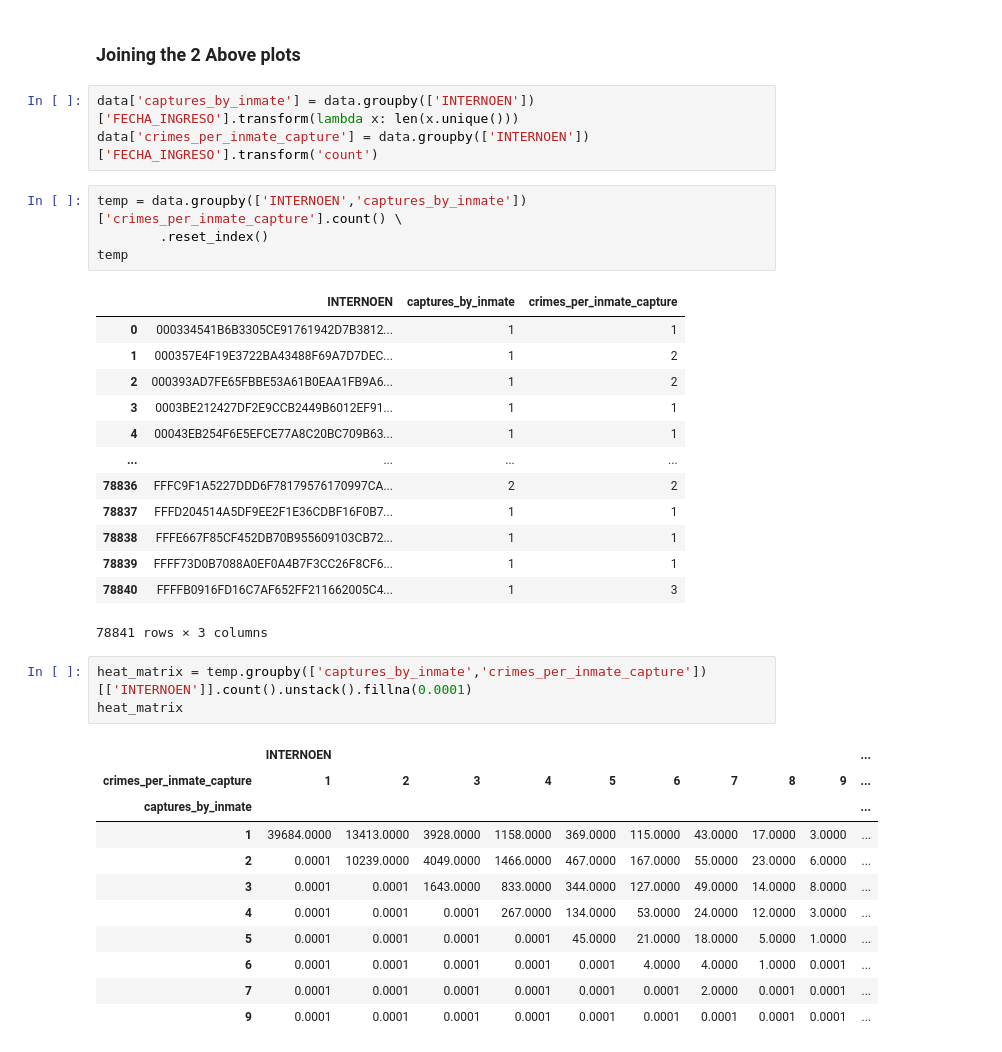
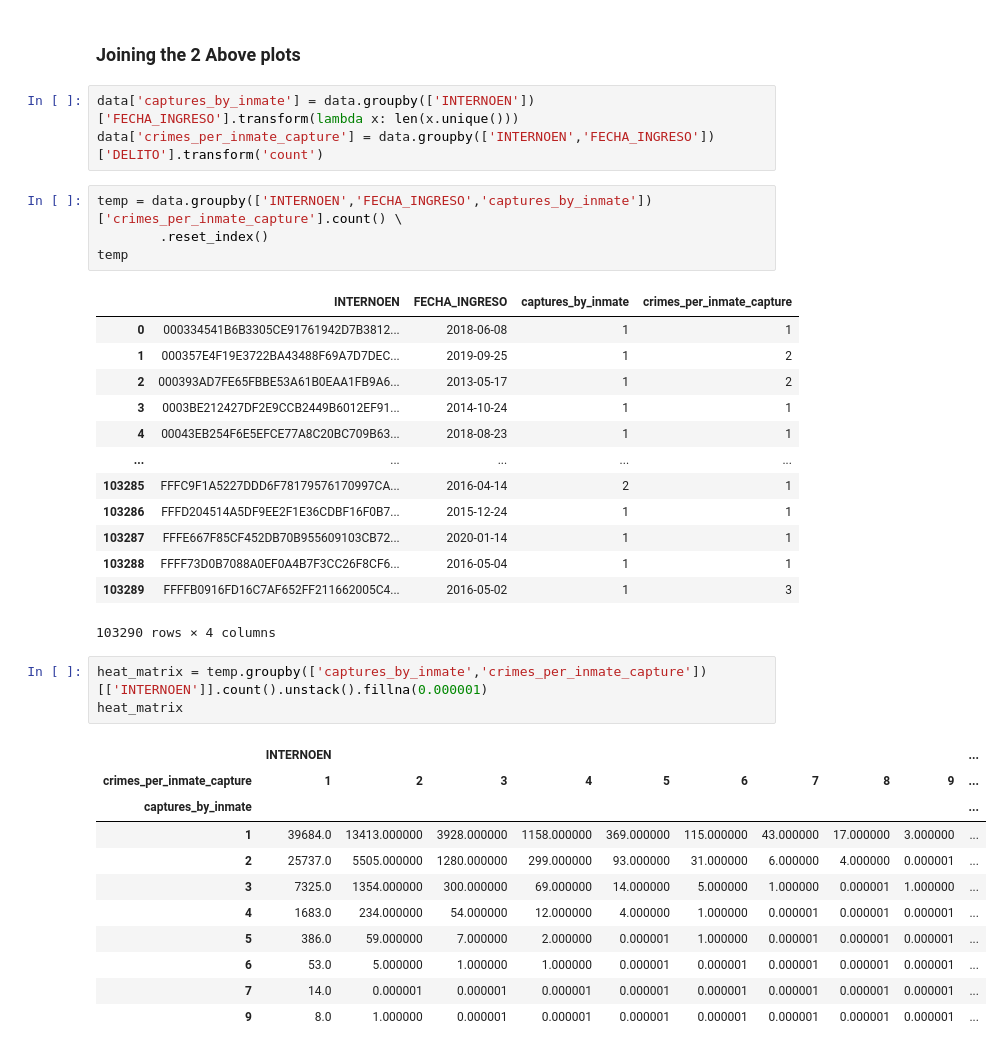
Before and after one commit to dehoyosb/MinJusticia_team77_DS4A_Project, a Jupyter notebook: exploratory_data_analysis_daniel.ipynb, the cells around one changed output. Drawn from its saved outputs; the diff is of its cells as text.

```diff
--- a/exploratory_data_analysis_daniel.ipynb
+++ b/exploratory_data_analysis_daniel.ipynb
@@ -1153,40 +1154,40 @@ fig.show()
 ### Joining the 2 Above plots
 # %%
 data['captures_by_inmate'] = data.groupby(['INTERNOEN'])['FECHA_INGRESO'].transform(lambda x: len(x.unique()))
-data['crimes_per_inmate_capture'] = data.groupby(['INTERNOEN'])['FECHA_INGRESO'].transform('count')
+data['crimes_per_inmate_capture'] = data.groupby(['INTERNOEN','FECHA_INGRESO'])['DELITO'].transform('count')
 # %%
-temp = data.groupby(['INTERNOEN','captures_by_inmate'])['crimes_per_inmate_capture'].count() \
+temp = data.groupby(['INTERNOEN','FECHA_INGRESO','captures_by_inmate'])['crimes_per_inmate_capture'].count() \
         .reset_index()
 temp
 # %% [output]
-|  | INTERNOEN | captures_by_inmate | crimes_per_inmate_capture |
-| 0 | 000334541B6B3305CE91761942D7B3812... | 1 | 1 |
-| 1 | 000357E4F19E3722BA43488F69A7D7DEC... | 1 | 2 |
-| 2 | 000393AD7FE65FBBE53A61B0EAA1FB9A6... | 1 | 2 |
-| 3 | 0003BE212427DF2E9CCB2449B6012EF91... | 1 | 1 |
-| 4 | 00043EB254F6E5EFCE77A8C20BC709B63... | 1 | 1 |
-| ... | ... | ... | ... |
-| 78836 | FFFC9F1A5227DDD6F78179576170997CA... | 2 | 2 |
-| 78837 | FFFD204514A5DF9EE2F1E36CDBF16F0B7... | 1 | 1 |
-| 78838 | FFFE667F85CF452DB70B955609103CB72... | 1 | 1 |
-| 78839 | FFFF73D0B7088A0EF0A4B7F3CC26F8CF6... | 1 | 1 |
-| 78840 | FFFFB0916FD16C7AF652FF211662005C4... | 1 | 3 |
+|  | INTERNOEN | FECHA_INGRESO | captures_by_inmate | crimes_per_inmate_capture |
+| 0 | 000334541B6B3305CE91761942D7B3812... | 2018-06-08 | 1 | 1 |
+| 1 | 000357E4F19E3722BA43488F69A7D7DEC... | 2019-09-25 | 1 | 2 |
+| 2 | 000393AD7FE65FBBE53A61B0EAA1FB9A6... | 2013-05-17 | 1 | 2 |
+| 3 | 0003BE212427DF2E9CCB2449B6012EF91... | 2014-10-24 | 1 | 1 |
+| 4 | 00043EB254F6E5EFCE77A8C20BC709B63... | 2018-08-23 | 1 | 1 |
+| ... | ... | ... | ... | ... |
+| 103285 | FFFC9F1A5227DDD6F78179576170997CA... | 2016-04-14 | 2 | 1 |
+| 103286 | FFFD204514A5DF9EE2F1E36CDBF16F0B7... | 2015-12-24 | 1 | 1 |
+| 103287 | FFFE667F85CF452DB70B955609103CB72... | 2020-01-14 | 1 | 1 |
+| 103288 | FFFF73D0B7088A0EF0A4B7F3CC26F8CF6... | 2016-05-04 | 1 | 1 |
+| 103289 | FFFFB0916FD16C7AF652FF211662005C4... | 2016-05-02 | 1 | 3 |
-78841 rows × 3 columns
+103290 rows × 4 columns
 # %%
-heat_matrix = temp.groupby(['captures_by_inmate','crimes_per_inmate_capture'])[['INTERNOEN']].count().unstack().fillna(0.0001)
+heat_matrix = temp.groupby(['captures_by_inmate','crimes_per_inmate_capture'])[['INTERNOEN']].count().unstack().fillna(0.000001)
 heat_matrix
 # %% [output]
 |  | INTERNOEN |  |  |  |  |  |  |  |  | ... |
 | crimes_per_inmate_capture | 1 | 2 | 3 | 4 | 5 | 6 | 7 | 8 | 9 | ... |
 | captures_by_inmate |  |  |  |  |  |  |  |  |  | ... |
-| 1 | 39684.0000 | 13413.0000 | 3928.0000 | 1158.0000 | 369.0000 | 115.0000 | 43.0000 | 17.0000 | 3.0000 | ... |
-| 2 | 0.0001 | 10239.0000 | 4049.0000 | 1466.0000 | 467.0000 | 167.0000 | 55.0000 | 23.0000 | 6.0000 | ... |
-| 3 | 0.0001 | 0.0001 | 1643.0000 | 833.0000 | 344.0000 | 127.0000 | 49.0000 | 14.0000 | 8.0000 | ... |
-| 4 | 0.0001 | 0.0001 | 0.0001 | 267.0000 | 134.0000 | 53.0000 | 24.0000 | 12.0000 | 3.0000 | ... |
-| 5 | 0.0001 | 0.0001 | 0.0001 | 0.0001 | 45.0000 | 21.0000 | 18.0000 | 5.0000 | 1.0000 | ... |
-| 6 | 0.0001 | 0.0001 | 0.0001 | 0.0001 | 0.0001 | 4.0000 | 4.0000 | 1.0000 | 0.0001 | ... |
-| 7 | 0.0001 | 0.0001 | 0.0001 | 0.0001 | 0.0001 | 0.0001 | 2.0000 | 0.0001 | 0.0001 | ... |
-| 9 | 0.0001 | 0.0001 | 0.0001 | 0.0001 | 0.0001 | 0.0001 | 0.0001 | 0.0001 | 0.0001 | ... |
+| 1 | 39684.0 | 13413.000000 | 3928.000000 | 1158.000000 | 369.000000 | 115.000000 | 43.000000 | 17.000000 | 3.000000 | ... |
+| 2 | 25737.0 | 5505.000000 | 1280.000000 | 299.000000 | 93.000000 | 31.000000 | 6.000000 | 4.000000 | 0.000001 | ... |
+| 3 | 7325.0 | 1354.000000 | 300.000000 | 69.000000 | 14.000000 | 5.000000 | 1.000000 | 0.000001 | 1.000000 | ... |
+| 4 | 1683.0 | 234.000000 | 54.000000 | 12.000000 | 4.000000 | 1.000000 | 0.000001 | 0.000001 | 0.000001 | ... |
+| 5 | 386.0 | 59.000000 | 7.000000 | 2.000000 | 0.000001 | 1.000000 | 0.000001 | 0.000001 | 0.000001 | ... |
+| 6 | 53.0 | 5.000000 | 1.000000 | 1.000000 | 0.000001 | 0.000001 | 0.000001 | 0.000001 | 0.000001 | ... |
+| 7 | 14.0 | 0.000001 | 0.000001 | 0.000001 | 0.000001 | 0.000001 | 0.000001 | 0.000001 | 0.000001 | ... |
+| 9 | 8.0 | 1.000000 | 0.000001 | 0.000001 | 0.000001 | 0.000001 | 0.000001 | 0.000001 | 0.000001 | ... |
 # %%
 fig = px.imshow(
                 #np.log((heat_matrix.values / heat_matrix.values.max()) * 100),
```
Also changed, not shown: parts of 34 cells of this notebook.
